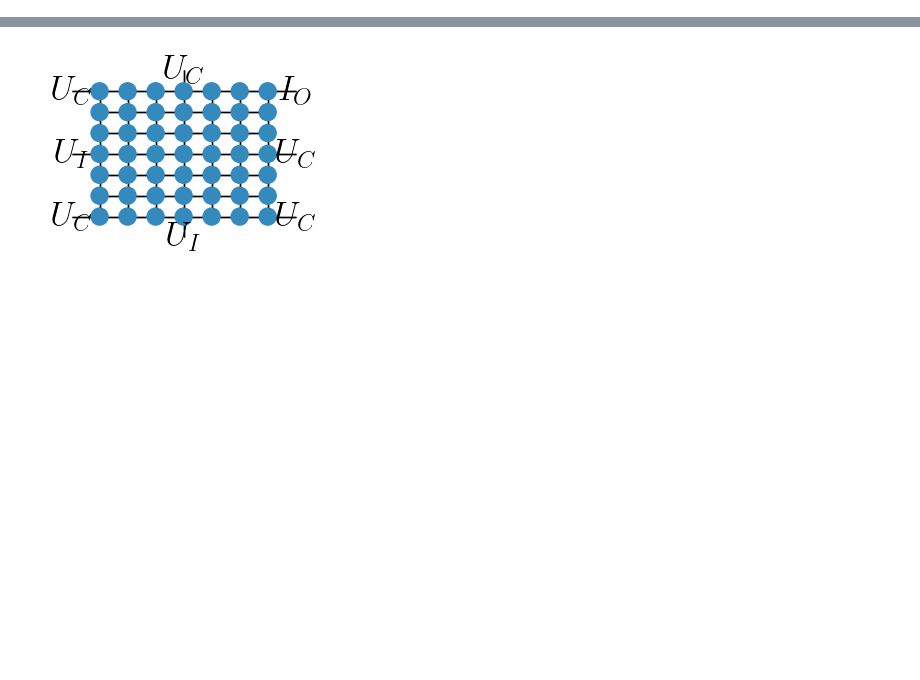
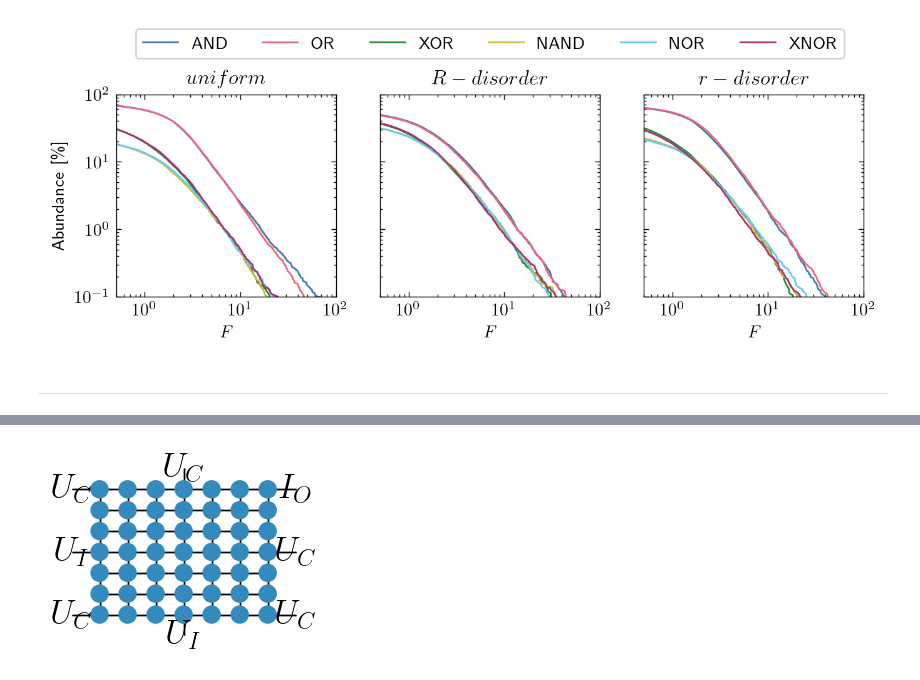
Before and after one commit to JonasMnsing/NanoNets, a Jupyter notebook: scripts/2_funding_period/WP2/ndr_nls/ndr_nls.ipynb, the cells around one changed output, grey strips where cells are left out. Cells and saved outputs as stored; diff of their text form; code cells hidden in the pictures; blank space fills up the shorter version.

```diff
--- a/scripts/2_funding_period/WP2/ndr_nls/ndr_nls.ipynb
+++ b/scripts/2_funding_period/WP2/ndr_nls/ndr_nls.ipynb
@@ -44,4 +13,0 @@ dic_resistance_s    = rename_df_in_dic(dic_resistance_s)
-# %%
-fitness_base            = nanonets_utils.fitness(df=df_base, N_controls=5, delta=0)
-fitness_resistance      = {i : nanonets_utils.fitness(df=df, N_controls=5, delta=0) for i, df in dic_resistance.items()}
-fitness_resistance_s    = {i : nanonets_utils.fitness(df=df, N_controls=5, delta=0) for i, df in dic_resistance_s.items()}
@@ -129,0 +43,62 @@ with plt.style.context(["science","bright","grid"]):
+# %%
+gates           = ['AND','OR','XOR','NAND','NOR','XNOR']
+fitness         = nanonets_utils.fitness(df=df, N_controls=5, delta=0)
+abundance       = nanonets_utils.abundance(df=fitness)
+fitness_res     = nanonets_utils.fitness(df=df_res, N_controls=5, delta=0)
+abundance_res   = nanonets_utils.abundance(df=fitness_res)
+fitness_rad     = nanonets_utils.fitness(df=df_rad, N_controls=5, delta=0)
+abundance_rad   = nanonets_utils.abundance(df=fitness_rad)
+# %%
+nrows   = 1
+ncols   = 3
+
+with plt.style.context(["science","bright"]):
+
+    fig = plt.figure(dpi=200)
+    fig.set_figwidth(fig.get_figwidth()*2.2)
+    fig.set_figheight(fig.get_figheight()*0.8)
+
+    ax = fig.add_subplot(nrows, ncols, 1)
+    ax.set_xlim(0.5,100)
+    ax.set_ylim(0.1,100)
+    ax.set_xscale('log')
+    ax.set_yscale('log')
+    ax.set_ylabel('Abundance [\%]')
+    ax.set_xlabel('$F$')
+    ax.set_title('$uniform$')
+
+    for i, gate in enumerate(gates):
+
+        ax.plot(abundance[f'{gate} Fitness'], abundance[f'{gate} Fitness Abundance'])
+
+    ax = fig.add_subplot(nrows, ncols, 2)
+    ax.set_xlim(0.5,100)
+    ax.set_ylim(0.1,100)
+    ax.set_xscale('log')
+    ax.set_yscale('log')
+    ax.set_xlabel('$F$')
+    ax.set_title('$R-disorder$')
+    ax.set_yticklabels("")
+
+    for i, gate in enumerate(gates):
+
+        ax.plot(abundance_res[f'{gate} Fitness'], abundance_res[f'{gate} Fitness Abundance'], label=gate)
+
+    ax.legend(loc='center', bbox_to_anchor=(0.5,1.25), ncols=6, frameon=True)
+
+    ax = fig.add_subplot(nrows, ncols, 3)
+    ax.set_xlim(0.5,100)
+    ax.set_ylim(0.1,100)
+    ax.set_xscale('log')
+    ax.set_yscale('log')
+    ax.set_xlabel('$F$')
+    ax.set_title('$r-disorder$')
+    ax.set_yticklabels("")
+
+    for i, gate in enumerate(gates):
+
+        ax.plot(abundance_rad[f'{gate} Fitness'], abundance_rad[f'{gate} Fitness Abundance'])
+# %% [output]
+[figure, added]
+# %% [markdown]
+---
```
Also changed, not shown: parts of 14 cells of this notebook, 6 other files.
